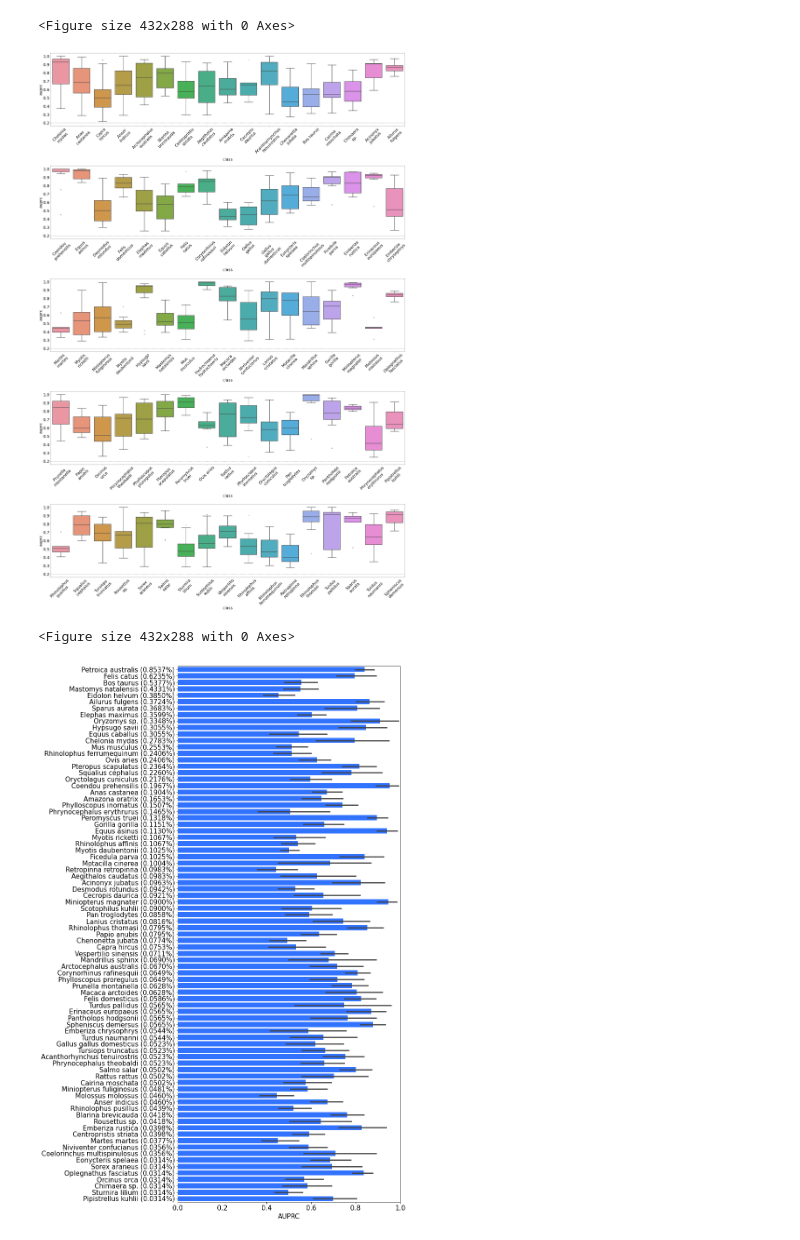
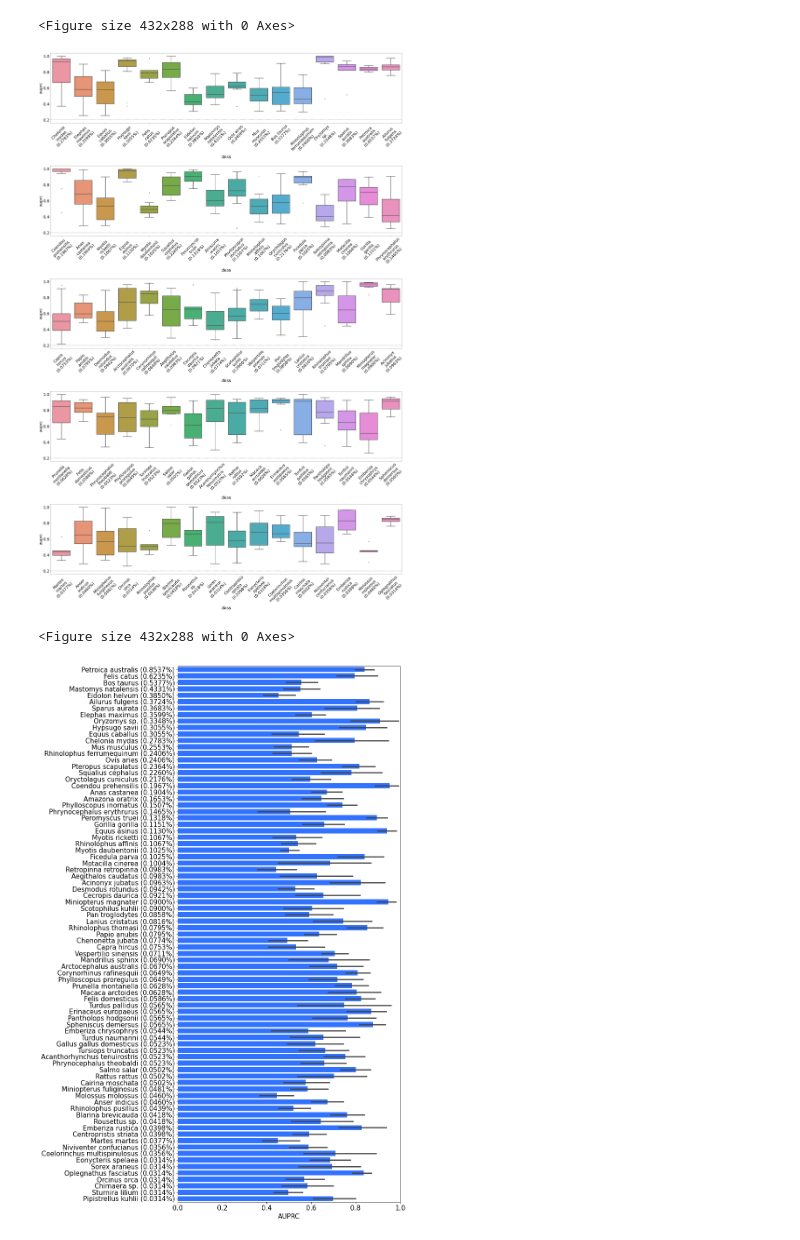
Before and after one commit to NSF-COMPASS-Center/HAVEN, a Jupyter notebook: src/jupyter_notebooks/few_shot_learning/Few Shot Learning - IDV - Novel Host.ipynb, the cells around one changed output. Cells and saved outputs as stored; diff of their text form; code cells hidden in the pictures.

```diff
--- a/src/jupyter_notebooks/few_shot_learning/Few Shot Learning - IDV - Novel Host.ipynb
+++ b/src/jupyter_notebooks/few_shot_learning/Few Shot Learning - IDV - Novel Host.ipynb
@@ -144,34 +144,36 @@ def get_uniformly_divided_position_bins(positions, n_bins):
 # plt.rcParams['ytick.labelsize'] = 15
 
 
 # DEFAULT_FIGURE_CONFIG = {
 #     "figsize": (16, 8),
 #     "xtick.labelsize": 15,
 #     "ytick.labelsize": 15
 # }
 
 plt.rcParams['figure.autolayout'] = True
 plt.clf()
 fig, axs = plt.subplots(5, 1, figsize=(40, 60), sharey=True)
 plt.rcParams['xtick.labelsize'] = 30
 plt.rcParams['ytick.labelsize'] = 30
 plt.rcParams.update({'font.size': 30})
 
 
+df = df.replace({"class": metadata_formatted})
+classes = list(metadata_formatted.values())
 bins = get_uniformly_divided_position_bins(list(classes), 5)
 
 for i in range(5):
     sns.boxplot(data=df[df["class"].isin(bins[i])],  y="auprc", x="class", ax=axs[i], orient="v",
                 linewidth=3,)
     #sns.stripplot(data=df[df["class"].isin(bins[i])], x="class", y="auprc", ax=axs[i])
     visualization_utils.wrap_ticklabels(axs[i], axis="x")
     axs[i].tick_params(axis='x', rotation=45)
     axs[i].axhline(0.2, color="gray", linestyle="--")
 
 plt.show()
 # %% [output]
 <Figure size 432x288 with 0 Axes>
-[figure, old version]
+[figure, new version]
 # %%
 plt.rcParams['figure.autolayout'] = True
 plt.clf()
@@ -204,4 +206,4 @@ for i in range(1):
 visualization_utils.view(os.path.join(os.getcwd(), "..","..", "..", "output/visualization/temp/few_shot_learning/fsl_nonidv_uniref90viridae_msl2048.pdf"))
 # %% [output]
 <Figure size 432x288 with 0 Axes>
-[figure, old version]
+[figure, new version]
```
Also changed, not shown: parts of 1 cell of this notebook, 6 other files.
